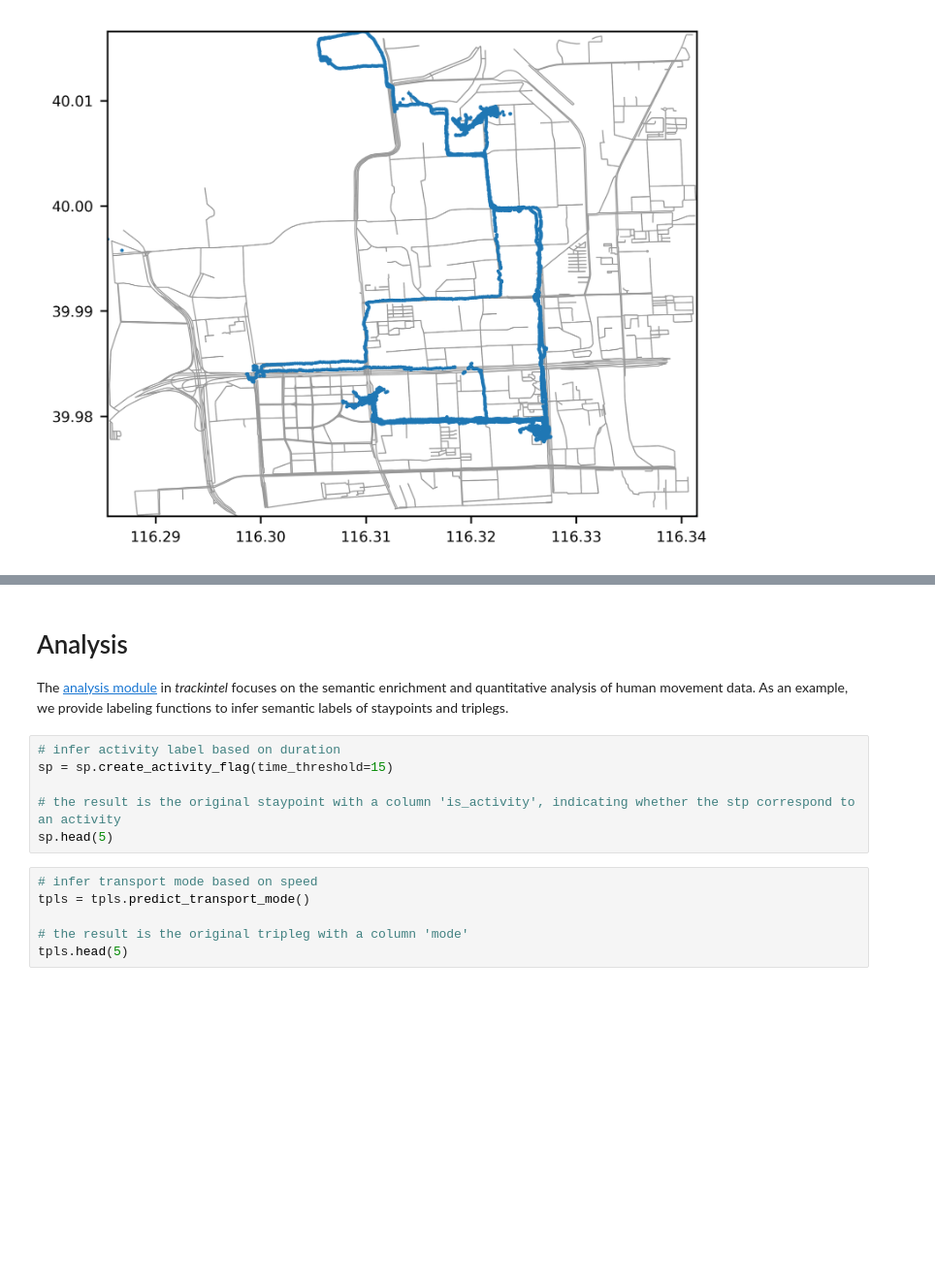
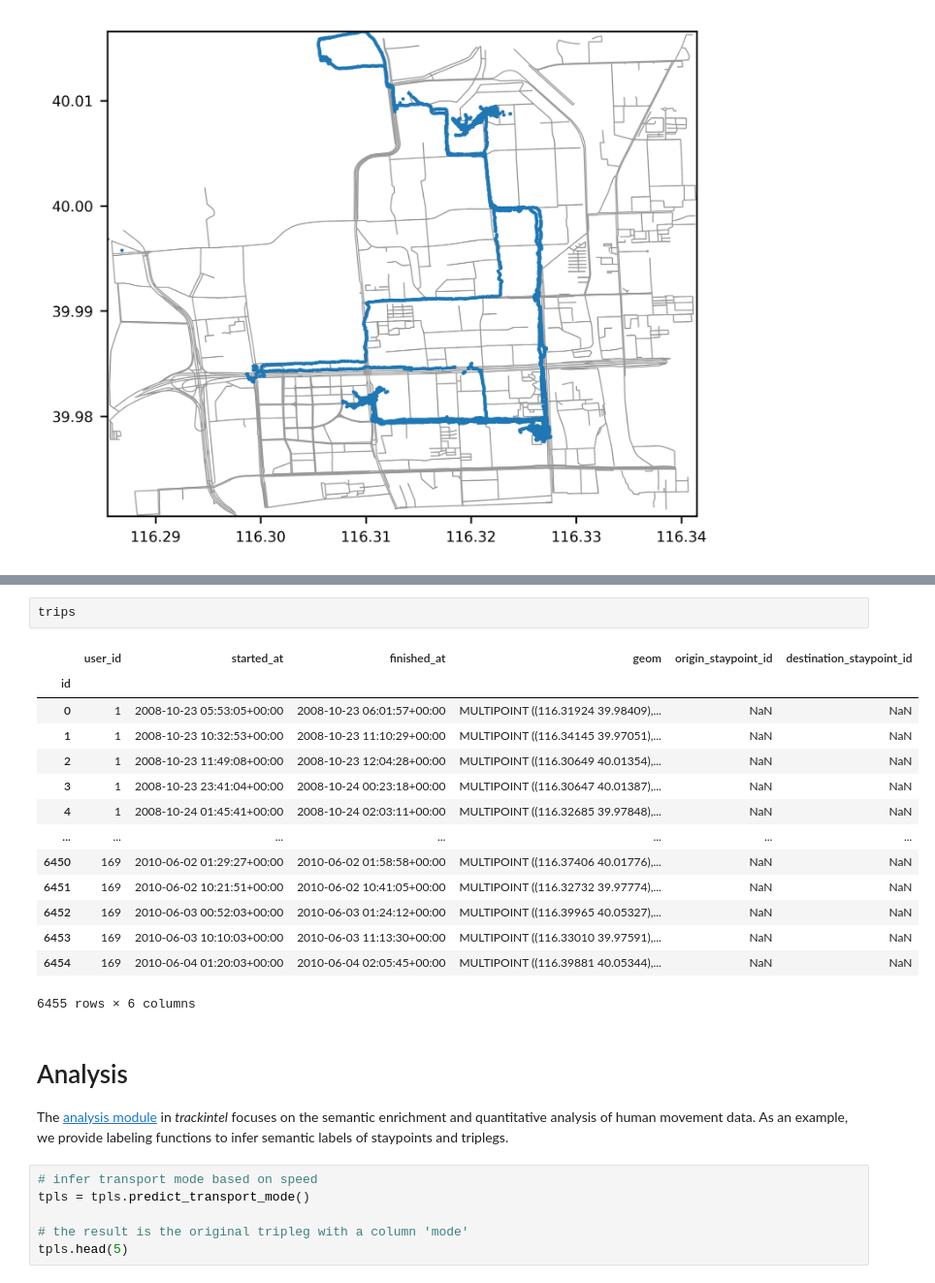
Before and after one commit to mie-lab/trackintel-tutorial, a Jupyter notebook: sigspatial23/Introduction_to_trackintel.ipynb, the cells around one changed output, grey strips where cells are left out. Shown at 97% size. Drawn from its saved outputs; the diff is of its cells as text; blank space fills up the shorter version.

```diff
--- a/sigspatial23/Introduction_to_trackintel.ipynb
+++ b/sigspatial23/Introduction_to_trackintel.ipynb
@@ -182,12 +298,23 @@ trips.head(5)
+# %%
+trips
+# %% [output]
+|  | user_id | started_at | finished_at | geom | origin_staypoint_id | destination_staypoint_id |
+| id |  |  |  |  |  |  |
+| 0 | 1 | 2008-10-23 05:53:05+00:00 | 2008-10-23 06:01:57+00:00 | MULTIPOINT ((116.31924 39.98409),... | NaN | NaN |
+| 1 | 1 | 2008-10-23 10:32:53+00:00 | 2008-10-23 11:10:29+00:00 | MULTIPOINT ((116.34145 39.97051),... | NaN | NaN |
+| 2 | 1 | 2008-10-23 11:49:08+00:00 | 2008-10-23 12:04:28+00:00 | MULTIPOINT ((116.30649 40.01354),... | NaN | NaN |
+| 3 | 1 | 2008-10-23 23:41:04+00:00 | 2008-10-24 00:23:18+00:00 | MULTIPOINT ((116.30647 40.01387),... | NaN | NaN |
+| 4 | 1 | 2008-10-24 01:45:41+00:00 | 2008-10-24 02:03:11+00:00 | MULTIPOINT ((116.32685 39.97848),... | NaN | NaN |
+| ... | ... | ... | ... | ... | ... | ... |
+| 6450 | 169 | 2010-06-02 01:29:27+00:00 | 2010-06-02 01:58:58+00:00 | MULTIPOINT ((116.37406 40.01776),... | NaN | NaN |
+| 6451 | 169 | 2010-06-02 10:21:51+00:00 | 2010-06-02 10:41:05+00:00 | MULTIPOINT ((116.32732 39.97774),... | NaN | NaN |
+| 6452 | 169 | 2010-06-03 00:52:03+00:00 | 2010-06-03 01:24:12+00:00 | MULTIPOINT ((116.39965 40.05327),... | NaN | NaN |
+| 6453 | 169 | 2010-06-03 10:10:03+00:00 | 2010-06-03 11:13:30+00:00 | MULTIPOINT ((116.33010 39.97591),... | NaN | NaN |
+| 6454 | 169 | 2010-06-04 01:20:03+00:00 | 2010-06-04 02:05:45+00:00 | MULTIPOINT ((116.39881 40.05344),... | NaN | NaN |
+6455 rows × 6 columns
 # %% [markdown]
 # Analysis
 The [analysis module](https://trackintel.readthedocs.io/en/latest/modules/analysis.html) in *trackintel* focuses on the semantic enrichment and quantitative analysis of human movement data. As an example, we provide labeling functions to infer semantic labels of staypoints and triplegs.
-# %%
-# infer activity label based on duration
-sp = sp.create_activity_flag(time_threshold=15)
-
-# the result is the original staypoint with a column 'is_activity', indicating whether the stp correspond to an activity
-sp.head(5)
 # %%
 # infer transport mode based on speed
 tpls = tpls.predict_transport_mode()
```
Also changed, not shown: parts of 52 cells of this notebook, 2 other files.
